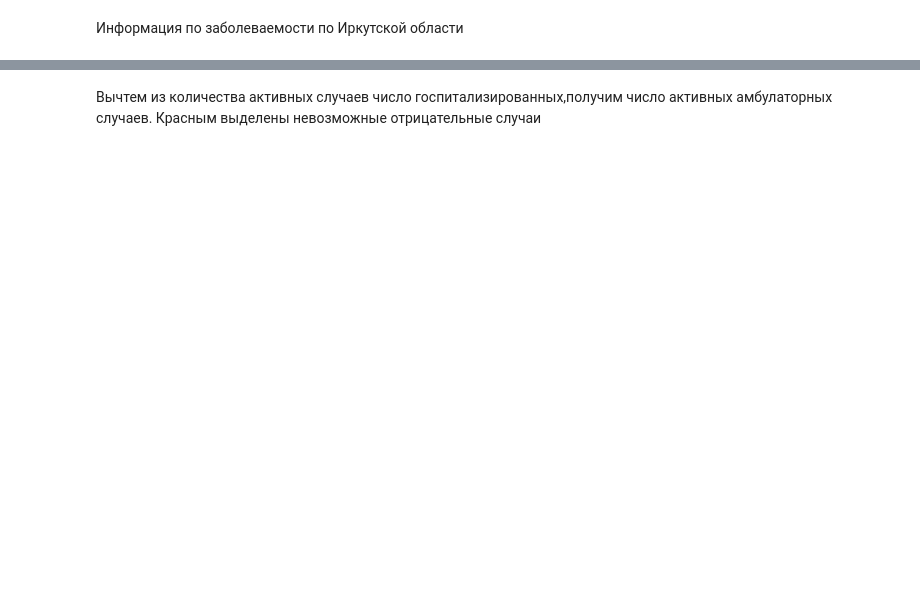
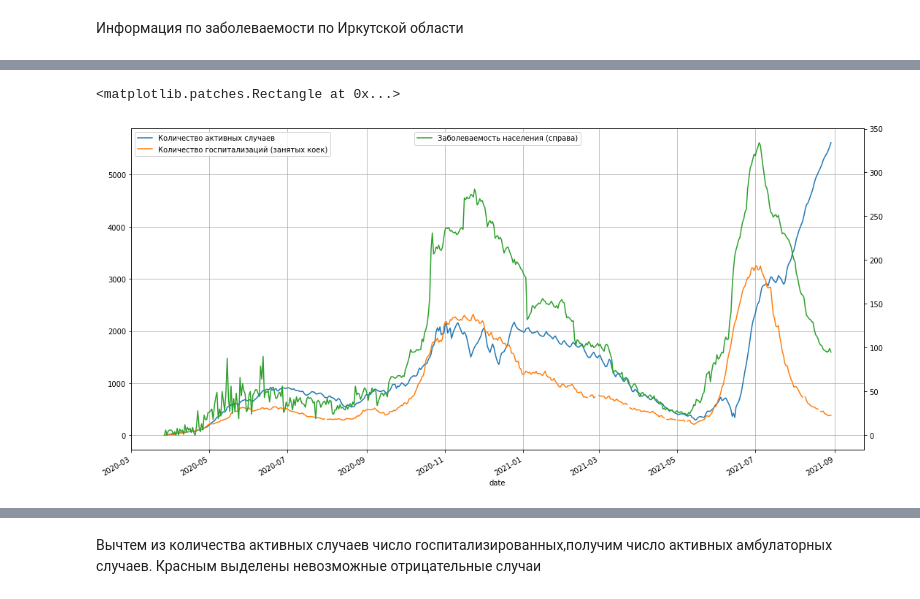
Before and after one commit to irkdoc/Irk_hosp, a Jupyter notebook: irk_rpn_cases.ipynb, the cells around one changed output, grey strips where cells are left out. Saved outputs shown, nothing was run; the diff lists cells and outputs as text; code cells hidden in the pictures; blank space fills up the shorter version.

```diff
--- a/irk_rpn_cases.ipynb
+++ b/irk_rpn_cases.ipynb
@@ -195,24 +204,27 @@ ax.add_patch(Rectangle((10, 10), 200, 100))
 # %%
 from matplotlib.patches import Rectangle
 df_yand_bur= df_yand.loc[df_yand['reg']=='Бурятия'].copy()
 
 # создаем колонку 'active' - активные случаи
 
 # df_yand_irk['active']=df_yand_irk['cases']-df_yand_irk['cured']-df_yand_irk['death']
 
-result = df_yand_bur.merge(df_gosp_bur, on='date')
+result = df_yand_bur.merge(df_gosp, on='date')
 
 # df_yand_irk[['date','cases_delta']].plot(xlabel="date", x='date',y='cases_delta', figsize=(20, 10))
 
 # df_yand_irk[['date','active']].plot(xlabel="date", x='date', y='active',figsize=(20, 10))
 # result[['date','active','num_hosp']].plot(xlabel="date", x='date', figsize=(20, 10), secondary_y=["num_hosp"])
 
 #labels=["Количество активных случаев", "Количество госпитализаций (занятых коек)","Заболеваемость на 100 000 населения (справа)"]
-ax=result[['date','active','num_hosp','cases_delta']].plot(xlabel="date", x='date', secondary_y=["cases_delta"], figsize=(18, 9), grid=1)
+ax=result[['date','active','hosp_bur','cases_delta']].plot(xlabel="date", x='date', secondary_y=["cases_delta"], figsize=(18, 9), grid=1)
 
 ax.legend( labels=labels, loc=2)
 ax.right_ax.legend(labels=["Заболеваемость населения (справа)"], loc=9)
 ax.add_patch(Rectangle((10, 10), 200, 100))
+# %% [output]
+<matplotlib.patches.Rectangle at 0x...>
+[figure, added]
 # %%
 df_yand_irk_bur=df_yand.query('reg=="Иркутская обл." or reg=="Бурятия"').copy()
 df_yand_irk_bur=df_yand_irk_bur.pivot(index="date", columns="reg", values="cases_100k_delta")
```
Also changed, not shown: parts of 13 cells of this notebook.
